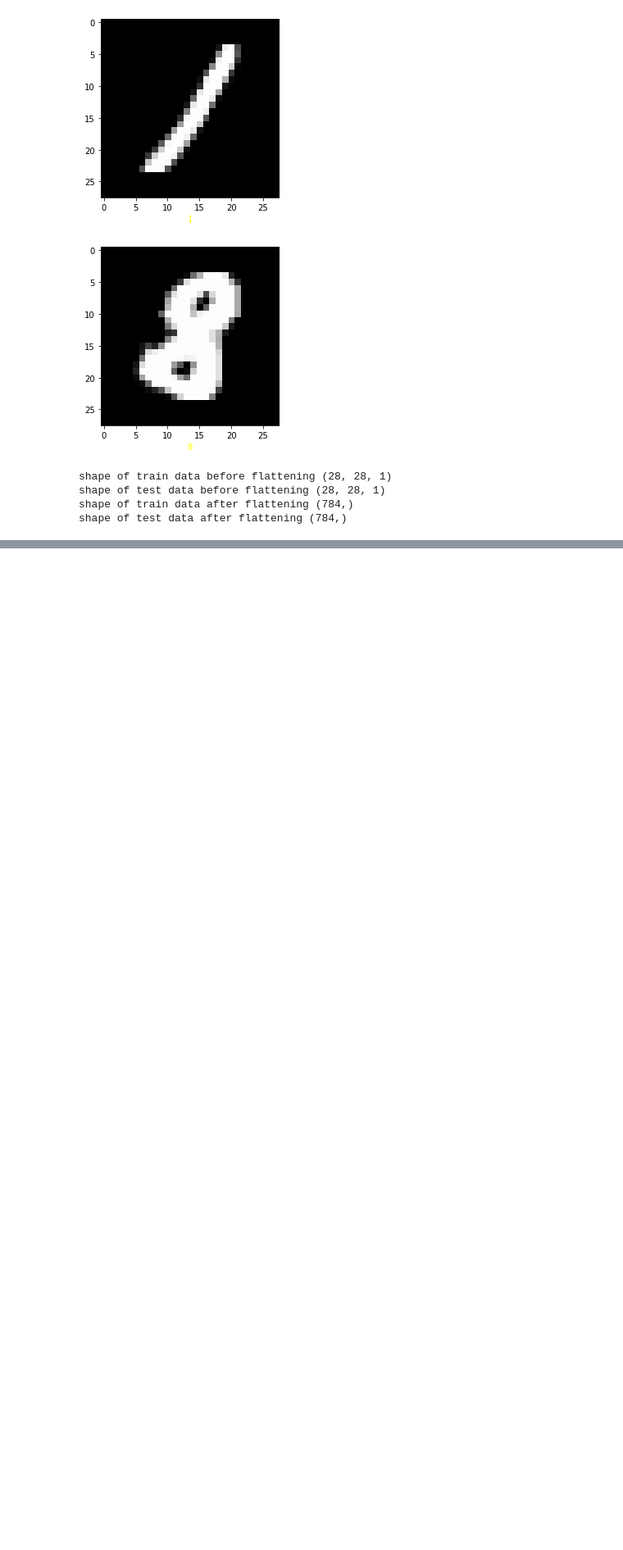
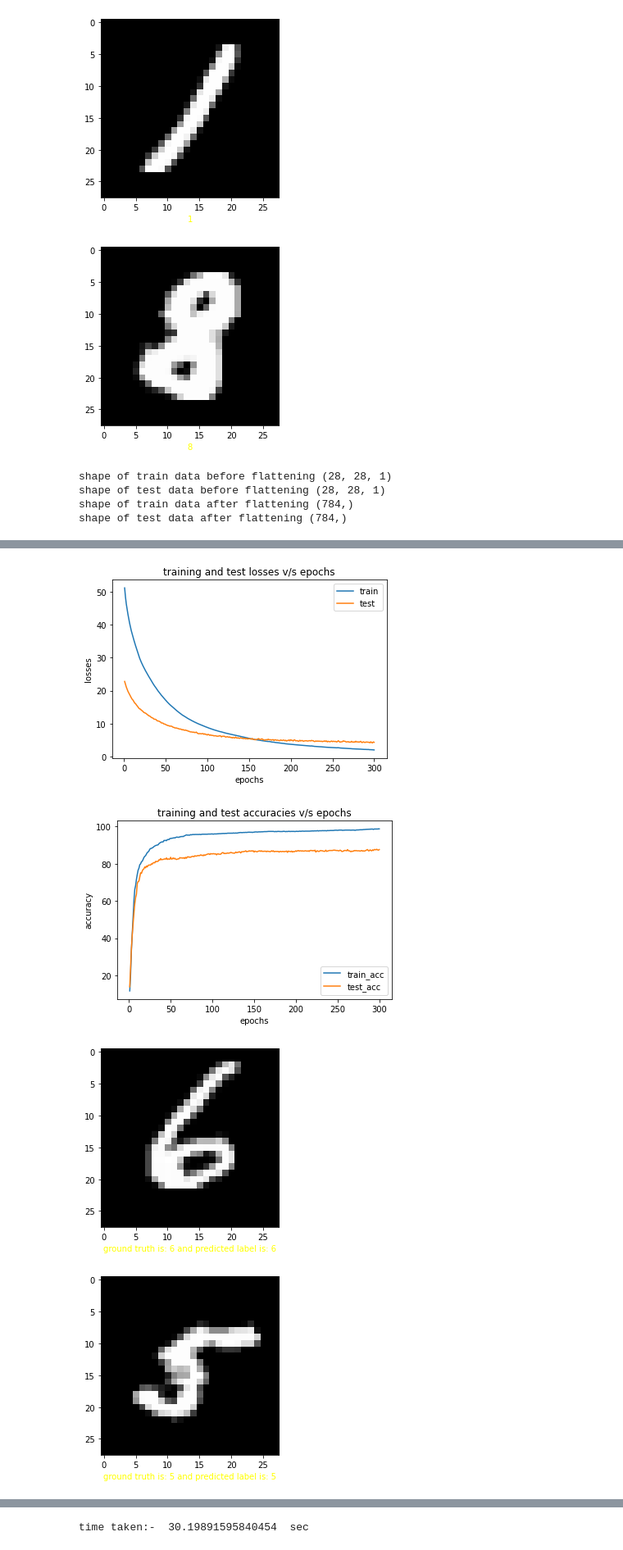
Before and after one commit to MuCool1729/APL745_Deep_Learning, a Jupyter notebook: main.ipynb, the cells around one changed output, grey strips where cells are left out. Shown at 82% size. Cells and saved outputs as stored; diff of their text form; code cells hidden in the pictures; blank space fills up the shorter version.

```diff
--- a/main.ipynb
+++ b/main.ipynb
@@ -115,0 +187,3 @@ m.draw_graphs()
+# %%
+m1_3 = model1.Model(10**-4,10**-5,300)
+m1_3.compute(train_dataloader,test_dataloader)
@@ -115,0 +229,9 @@ m.draw_graphs()
+# %%
+m1_3.draw_graphs()
+m1_3.print_first_five_preds(test_dataloader)
+print("time taken:- ",m1_3.time_took()," sec")
+# %% [output]
+[figure, added]
+[figure, added]
+[figure, added]
+[figure, added]
@@ -115,0 +241 @@ m.draw_graphs()
+time taken:-  30.19891595840454  sec
```
Also changed, not shown: parts of 49 cells of this notebook, 4 other files.
